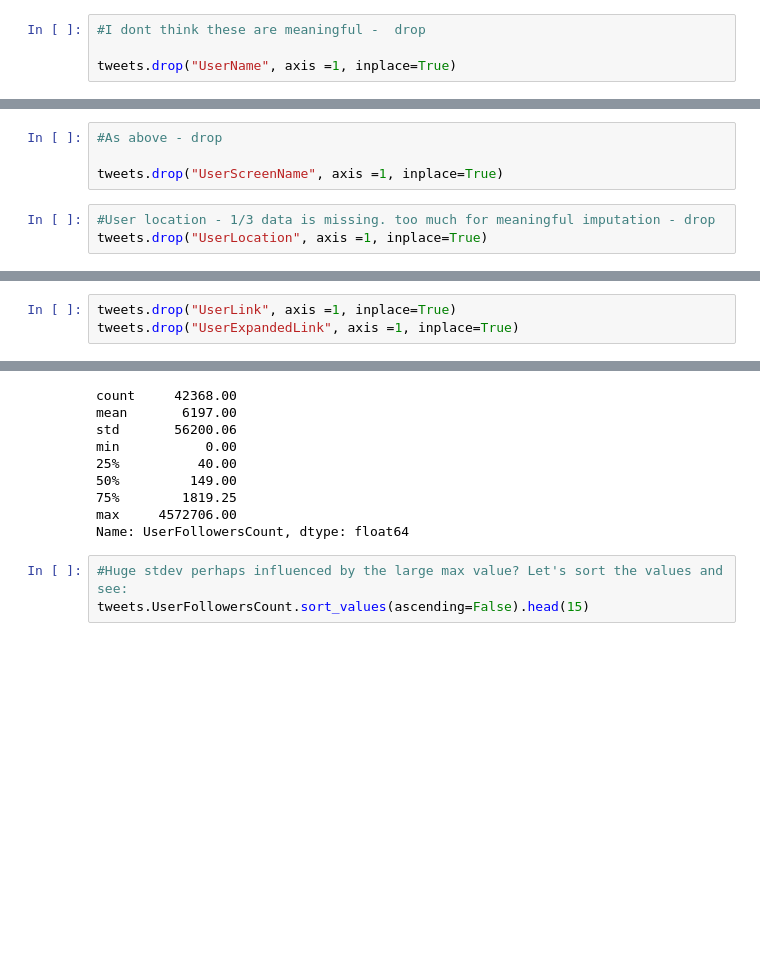
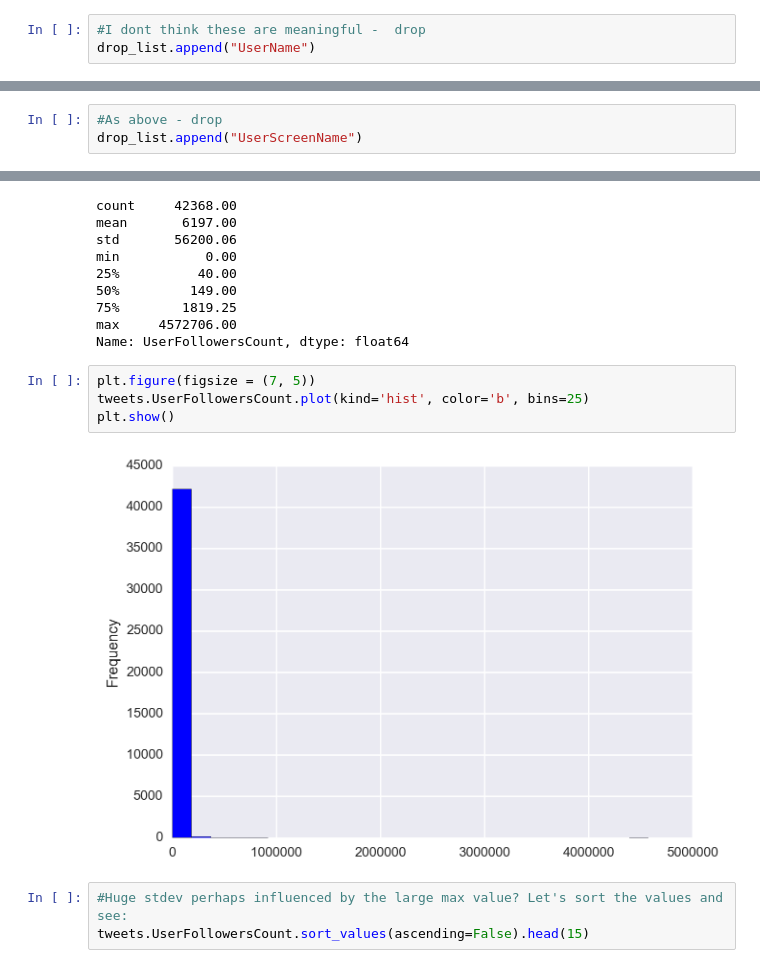
Before and after one commit to mags-zw/Retweets, a Jupyter notebook: Retweets.ipynb, the cells around one changed output, grey strips where cells are left out. Saved outputs shown, nothing was run; the diff lists cells and outputs as text; blank space fills up the shorter version.

```diff
--- a/Retweets.ipynb
+++ b/Retweets.ipynb
@@ -276,5 +303,4 @@ tweets.UserName.head(10)
 Name: UserName, dtype: object
 # %%
 #I dont think these are meaningful -  drop
-
-tweets.drop("UserName", axis =1, inplace=True)
+drop_list.append("UserName")
@@ -295,8 +322,4 @@ tweets.UserScreenName.head(10)
 Name: UserScreenName, dtype: object
 # %%
 #As above - drop
-
-tweets.drop("UserScreenName", axis =1, inplace=True)
+drop_list.append("UserScreenName")
-# %%
-#User location - 1/3 data is missing. too much for meaningful imputation - drop
-tweets.drop("UserLocation", axis =1, inplace=True)
@@ -334,3 +396,0 @@ Next:
-# %%
-tweets.drop("UserLink", axis =1, inplace=True)
-tweets.drop("UserExpandedLink", axis =1, inplace=True)
@@ -367,6 +406,12 @@ min           0.00
 75%        1819.25
 max     4572706.00
 Name: UserFollowersCount, dtype: float64
+# %%
+plt.figure(figsize = (7, 5))
+tweets.UserFollowersCount.plot(kind='hist', color='b', bins=25)
+plt.show()
+# %% [output]
+[figure, added]
 # %%
 #Huge stdev perhaps influenced by the large max value? Let's sort the values and see:
 tweets.UserFollowersCount.sort_values(ascending=False).head(15)
```
Also changed, not shown: parts of 125 cells of this notebook.
